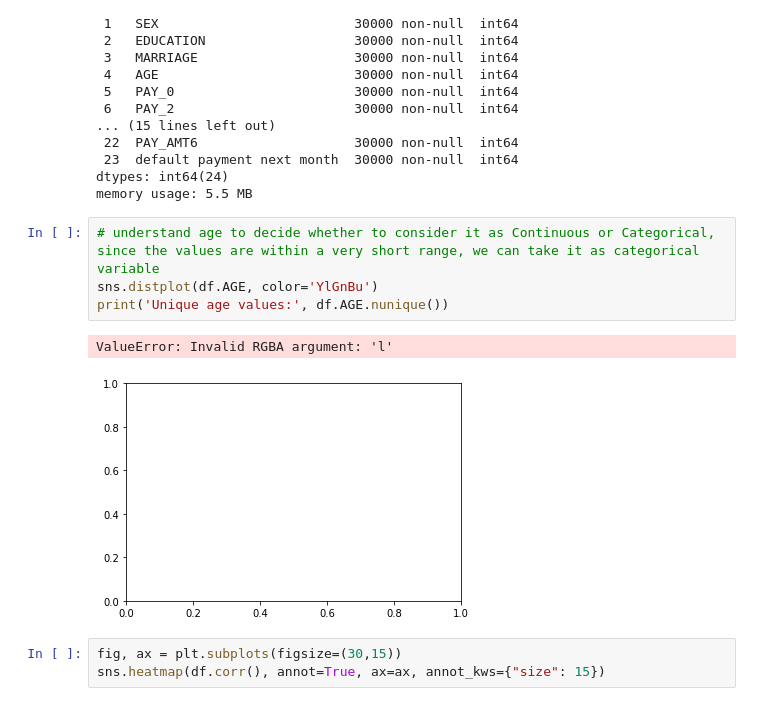
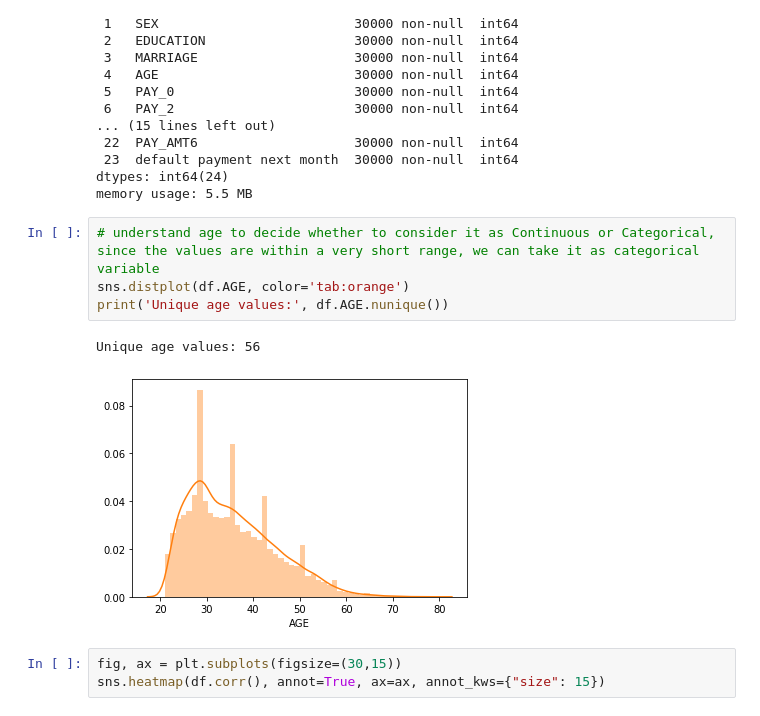
Before and after one commit to manojbalaji1/credit_default--ml-assignment1, a Jupyter notebook: credit_card_default_Final.ipynb, the cells around one changed output. Saved outputs shown, nothing was run; the diff lists cells and outputs as text.

```diff
--- a/credit_card_default_Final.ipynb
+++ b/credit_card_default_Final.ipynb
@@ -86,11 +86,11 @@ dtypes: int64(24)
 memory usage: 5.5 MB
 # %%
 # understand age to decide whether to consider it as Continuous or Categorical, since the values are within a very short range, we can take it as categorical variable
-sns.distplot(df.AGE, color='YlGnBu')
+sns.distplot(df.AGE, color='tab:orange')
 print('Unique age values:', df.AGE.nunique())
 # %% [output]
-ValueError: Invalid RGBA argument: 'l'
+Unique age values: 56
-[figure, old version]
+[figure, new version]
 # %%
 fig, ax = plt.subplots(figsize=(30,15))
 sns.heatmap(df.corr(), annot=True, ax=ax, annot_kws={"size": 15})
```
